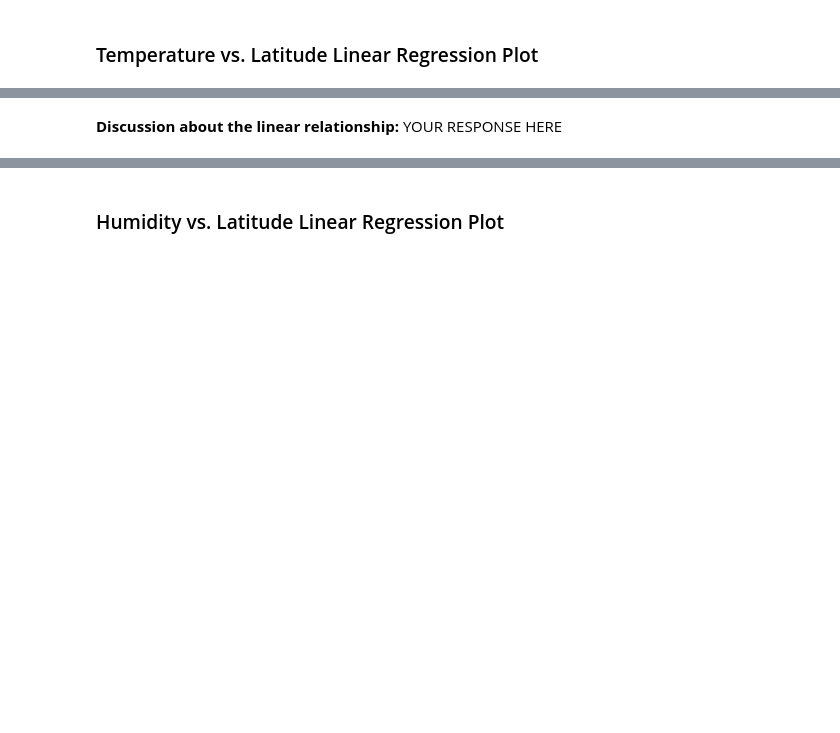
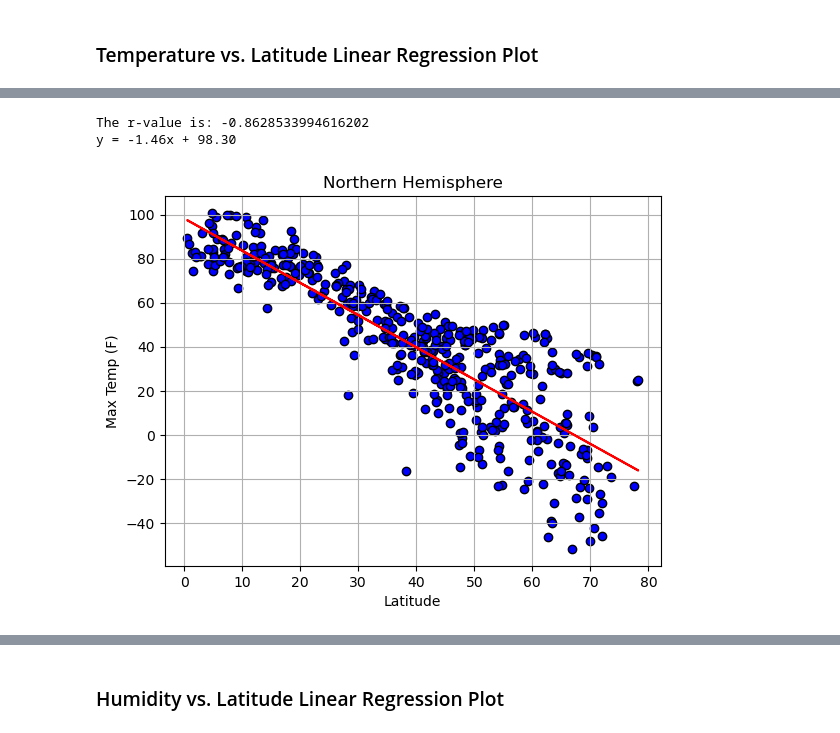
Before and after one commit to lwunderl/Weather_latitude_analysis, a Jupyter notebook: starter_code/WeatherPy.ipynb, the cells around one changed output, grey strips where cells are left out. Saved outputs shown, nothing was run; the diff lists cells and outputs as text; code cells hidden in the pictures; blank space fills up the shorter version.

```diff
--- a/starter_code/WeatherPy.ipynb
+++ b/starter_code/WeatherPy.ipynb
@@ -297,2 +271,10 @@ plt.show()
+# %%
+# Define a function to create Linear Regression plots
+def regression_line(x,y,color="red"):
+    slope, intercept, r, p, se = linregress(x, y)
+    return [plt.scatter(x,y,facecolor="blue", edgecolor="black"),
+            plt.plot(x,(slope*x + intercept), color=color),
+            print("The r-value is:", r),
+            print(f"y = {slope:.2f}x + {intercept:.2f}")]
 # %%
 # Create a DataFrame with the Northern Hemisphere data (Latitude >= 0)
@@ -339,2 +309,12 @@ The r-value is: 0.4121057168607245
-# %% [markdown]
-**Discussion about the linear relationship:** YOUR RESPONSE HERE
+# %%
+# Linear regression on Northern Hemisphere
+regression_line(northern_hemi_df["Lat"],northern_hemi_df["Max Temp"])
+plt.xlabel("Latitude")
+plt.ylabel("Max Temp (F)")
+plt.title("Northern Hemisphere")
+plt.grid()
+plt.show()
+# %% [output]
+The r-value is: -0.8628533994616202
+y = -1.46x + 98.30
+[figure, added]
```
Also changed, not shown: parts of 36 cells of this notebook, 5 other files.
